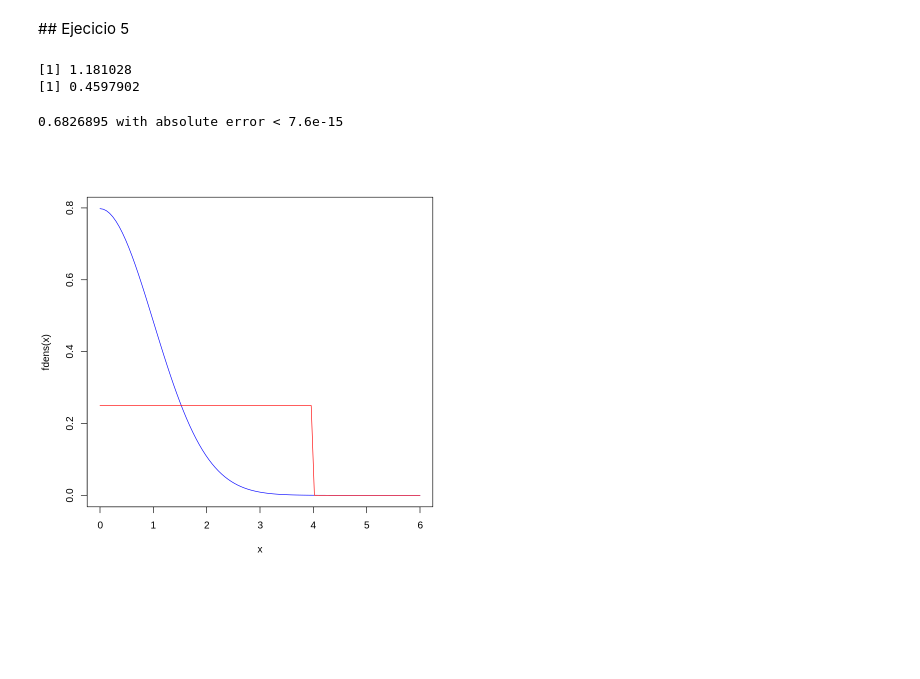
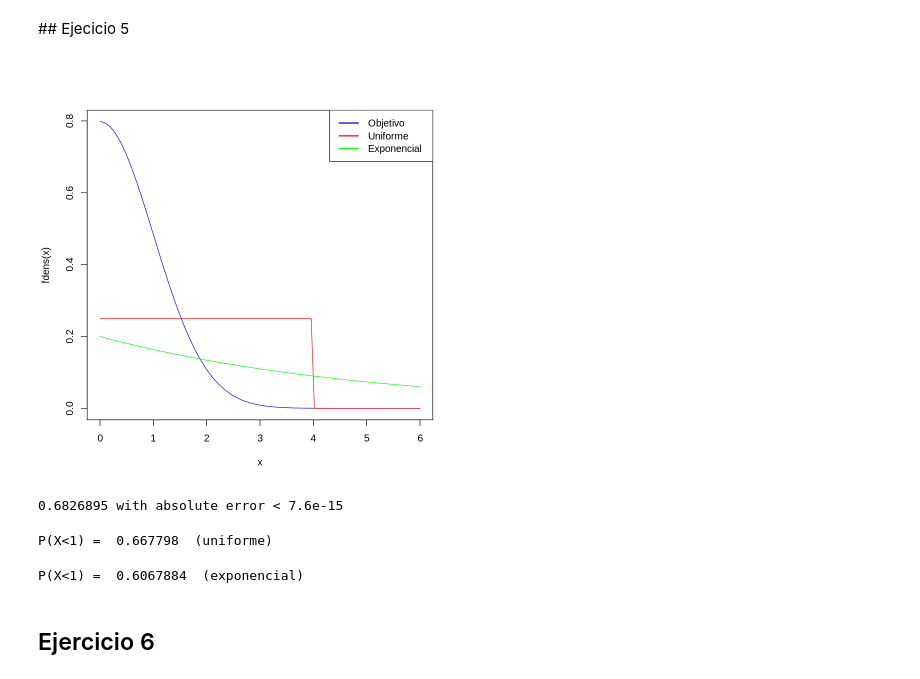
Before and after one commit to rcabanasdepaz/ME-BigData, a Jupyter notebook: ImportanceSampling/Ejercicios.ipynb, the cells around one changed output. Cells and saved outputs as stored; diff of their text form; code cells hidden in the pictures; blank space fills up the shorter version.

```diff
--- a/ImportanceSampling/Ejercicios.ipynb
+++ b/ImportanceSampling/Ejercicios.ipynb
@@ -199,44 +199,57 @@ curve(dgamma(x, a,b), from=-0, to=3, col='blue')
 [figure]
 # %% [markdown]
 ## Ejecicio 5
+# %%
+
+fdens <- function(x) {
+  sqrt(2/pi) * exp(-x^2/2)
+}
+
+indicator <- function(x,a,b){
+  x>=a & x<=b
+}
+
+
+a = 0
+b = 4
+rate = 0.2
+datasize = 1000
+
+curve(fdens(x), from=0, to=6, col='blue')
+curve(dunif(x, a,b), from=-0, to=6, col='red', add=T)
+curve(dexp(x, rate), from=-0, to=6, col='green', add=T)
+legend(x="topright",legend = c("Objetivo", "Uniforme", "Exponencial"), col=c("blue","red","green"), lwd = 2)
+# %% [output]
+[figure, added]
+# %%
+# Integrando
+
+integrate(fdens,0,1) # P(X<1) integrando la función
+# %% [output]
+0.6826895 with absolute error < 7.6e-15
 # %%
-
-fdens <- function(x) {
-  sqrt(2/pi) * exp(-x^2/2)
-}
-
-a = 0
-b = 4
-datasize = 5
-
-curve(fdens(x), from=0, to=6, col='blue')
-curve(dunif(x, a,b), from=-0, to=6, col='red', add=T)
-
-
-
+### Usando la uniforme ####
 set.seed(1)
-s_x = sort(round(runif(datasize,a,b),2))
-
-
+s_x = runif(datasize,a,b)
 p = fdens(s_x)
 p_star = dunif(s_x,a,b)
-
 weights = p/p_star
-
 E_x = sum(weights * s_x)/datasize
-print(E_x)
-
-indicator <- function(x,a,b){
-  x>=a & x<=b
-}
-
-
 p_xleq1 = sum(weights * indicator(s_x,0,1))/datasize # P(X<1)
-print(p_xleq1)
-
-integrate(fdens,0,1) # P(X<1) integrando la función
+cat("P(X<1) = ", p_xleq1, " (uniforme)\n")
 # %% [output]
-[1] 1.181028
-[1] 0.4597902
+P(X<1) =  0.667798  (uniforme)
-0.6826895 with absolute error < 7.6e-15
-[figure, removed]
+# %%
+#### Usando la exponencial #####
+set.seed(1)
+s_x = rexp(datasize,rate)
+p = fdens(s_x)
+p_star = dexp(s_x,rate)
+weights = p/p_star
+E_x = sum(weights * s_x)/datasize
+p_xleq1 = sum(weights * indicator(s_x,0,1))/datasize # P(X<1)
+cat("P(X<1) = ", p_xleq1, " (exponencial)\n")
+# %% [output]
+P(X<1) =  0.6067884  (exponencial)
+# %% [markdown]
+## Ejercicio 6
```
Also changed, not shown: parts of 1 cell of this notebook.
